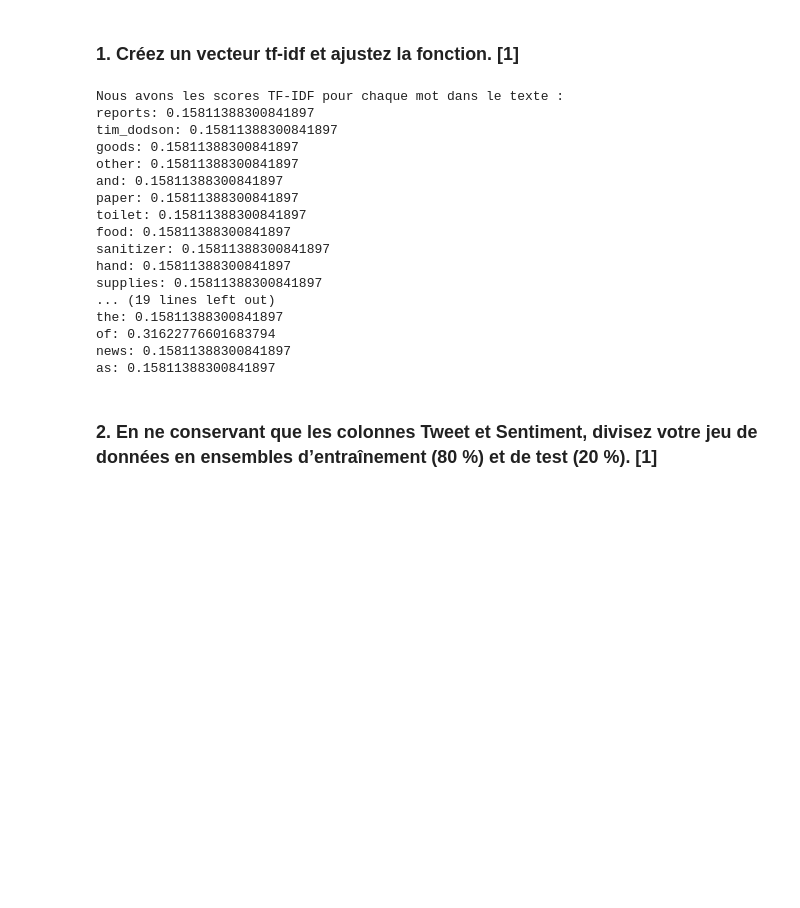
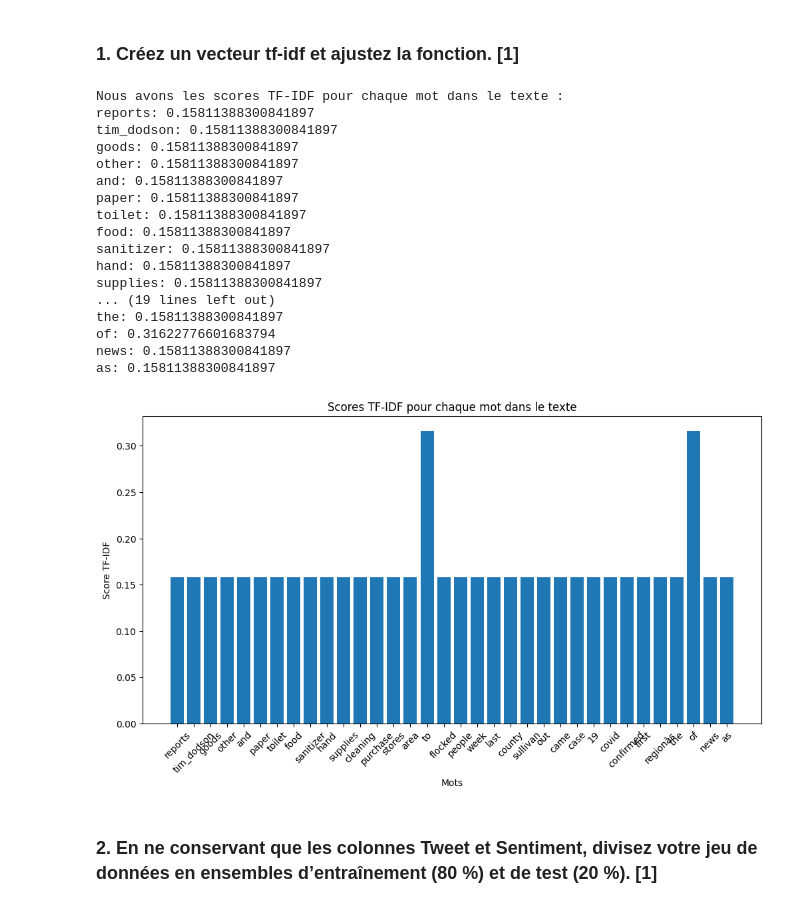
Before and after one commit to ck7up/skillsforall, a Jupyter notebook: DA_Green_Assignment2_999136_Christian_KALLA_kallachristianovich_gmail_com.ipynb, the cells around one changed output. Drawn from its saved outputs; the diff is of its cells as text; code cells hidden in the pictures; blank space fills up the shorter version.

```diff
--- a/DA_Green_Assignment2_999136_Christian_KALLA_kallachristianovich_gmail_com.ipynb
+++ b/DA_Green_Assignment2_999136_Christian_KALLA_kallachristianovich_gmail_com.ipynb
@@ -597,33 +656,50 @@ def calculate_tfidf(text):
     # Création d"un dictionnaire pour stocker les mots et leurs scores TF-IDF
     tfidf_dict = {}
     for feature_index, score in zip(tfidf_vectors.indices, tfidf_vectors.data):
         tfidf_dict[features[feature_index]] = score
 
     return tfidf_dict
 
 # Exemple d"utilisation de la fonction
 tfidf_result = calculate_tfidf(tweet) # Appliquer la fonction pour calculer les scores TF-IDF avec les mots presents dans la variable tweet : tweet = df_corona["OriginalTweet"][count_testing_tweet]
 print("Nous avons les scores TF-IDF pour chaque mot dans le texte :")
 for word, score in tfidf_result.items():
     print(word + ": " + str(score))
+# Exemple d'utilisation de la fonction
+tfidf_result = calculate_tfidf(tweet)  # Appliquer la fonction pour calculer les scores TF-IDF
+
+# Extraire les mots et leurs scores TF-IDF
+words = list(tfidf_result.keys())
+scores = list(tfidf_result.values())
+
+# Créer un graphique à barres pour visualiser les scores TF-IDF
+plt.figure(figsize=(12, 6))
+plt.bar(words, scores)
+plt.xlabel('Mots')
+plt.ylabel('Score TF-IDF')
+plt.title('Vecteur tf-idf pour chaque mot dans le texte')
+plt.xticks(rotation=45)  # Faire pivoter les étiquettes des mots pour une meilleure lisibilité
+
+plt.show()
 # %% [output]
 Nous avons les scores TF-IDF pour chaque mot dans le texte :
 reports: 0.15811388300841897
 tim_dodson: 0.15811388300841897
 goods: 0.15811388300841897
 other: 0.15811388300841897
 and: 0.15811388300841897
 paper: 0.15811388300841897
 toilet: 0.15811388300841897
 food: 0.15811388300841897
 sanitizer: 0.15811388300841897
 hand: 0.15811388300841897
 supplies: 0.15811388300841897
 ... (19 lines left out)
 the: 0.15811388300841897
 of: 0.31622776601683794
 news: 0.15811388300841897
 as: 0.15811388300841897
+[figure, added]
 # %% [markdown]
 
 ### 2. En ne conservant que les colonnes Tweet et Sentiment, divisez votre jeu de données en ensembles d’entraînement (80 %) et de test (20 %). [1]
```
Also changed, not shown: parts of 5 cells of this notebook.
